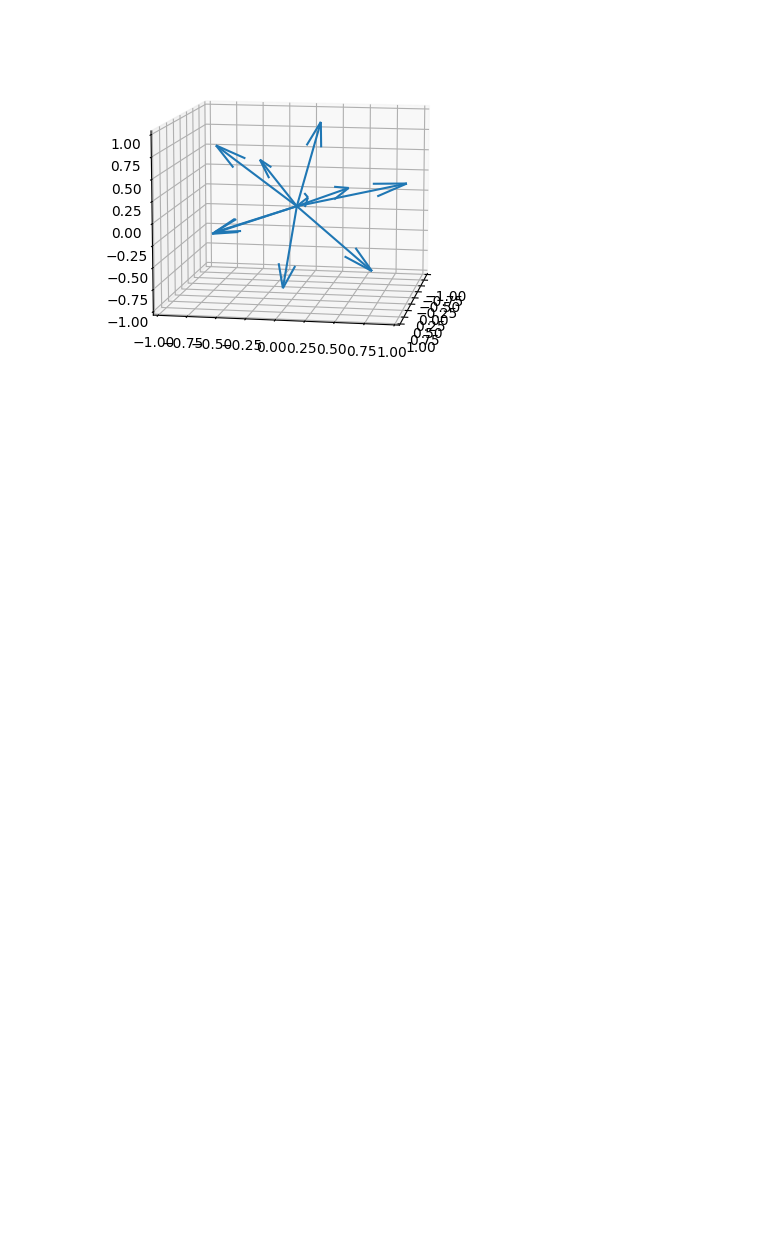
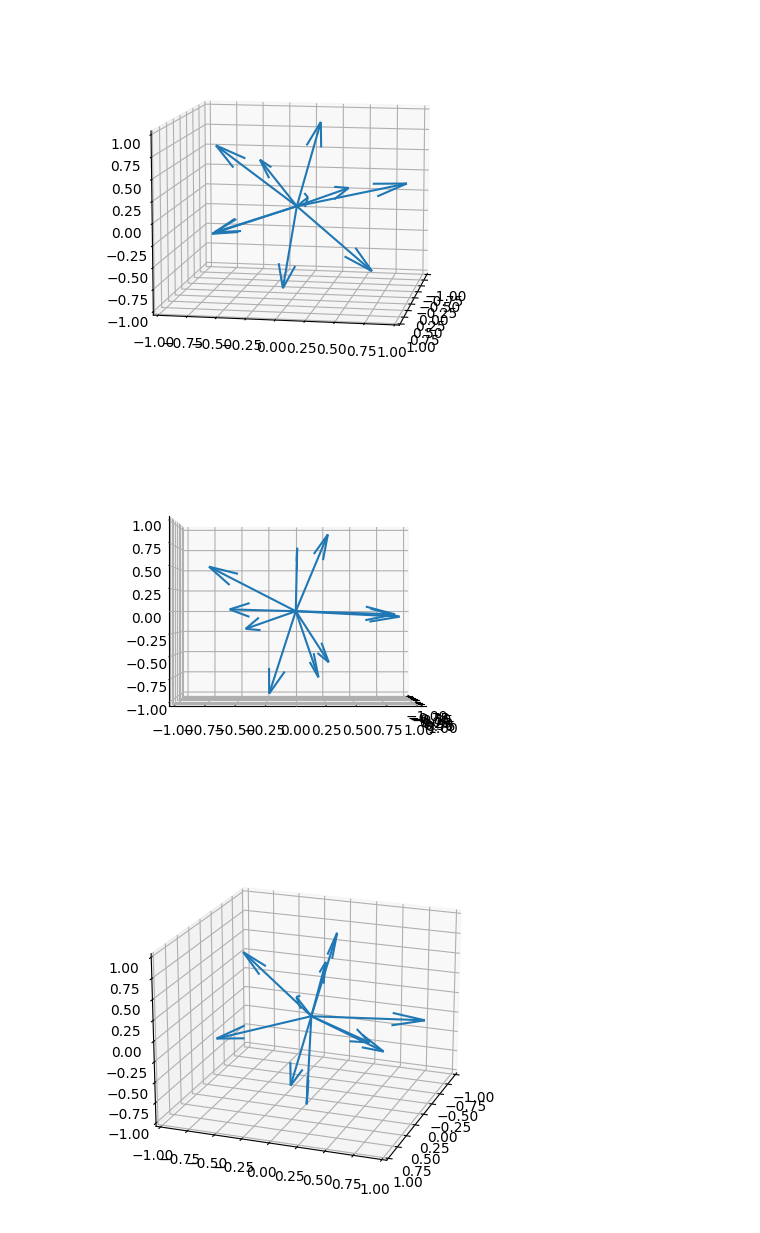
Before and after one commit to jere-mie/sans-analysis, a Jupyter notebook: notebooks/center-vectors.ipynb, the cells around one changed output. Drawn from its saved outputs; the diff is of its cells as text; code cells hidden in the pictures; blank space fills up the shorter version.

```diff
--- a/notebooks/center-vectors.ipynb
+++ b/notebooks/center-vectors.ipynb
@@ -5,6 +5,3 @@ from import_helper import helpers as hp
 import matplotlib.pyplot as plt
 import pprint
 pp = pprint.PrettyPrinter(indent=4)
-# %%
-domains = hp.randomDomainCentres(10, 0.5)
-pp.pprint(list(domains))
@@ -32,3 +30,21 @@ for i in domains:
 ax.view_init(10, 10)
 # %% [output]
 [figure]
+# %%
+# lets check different views
+vecs = hp.randomDomainCentres(n=10, ad=0.5)
+
+for i in range(0, 200, 20):
+    fig = plt.figure()
+    ax = plt.axes(projection = '3d')
+    ax.set_xlim([-1, 1])
+    ax.set_ylim([-1, 1])
+    ax.set_zlim([-1, 1])
+
+    start = [0,0,0]
+    for j in vecs:
+        ax.quiver(0, 0, 0, j[0], j[1], j[2])
+    ax.view_init(i, i)
+# %% [output]
+[figure, added]
+[figure, added]
```
Also changed, not shown: parts of 3 cells of this notebook.
